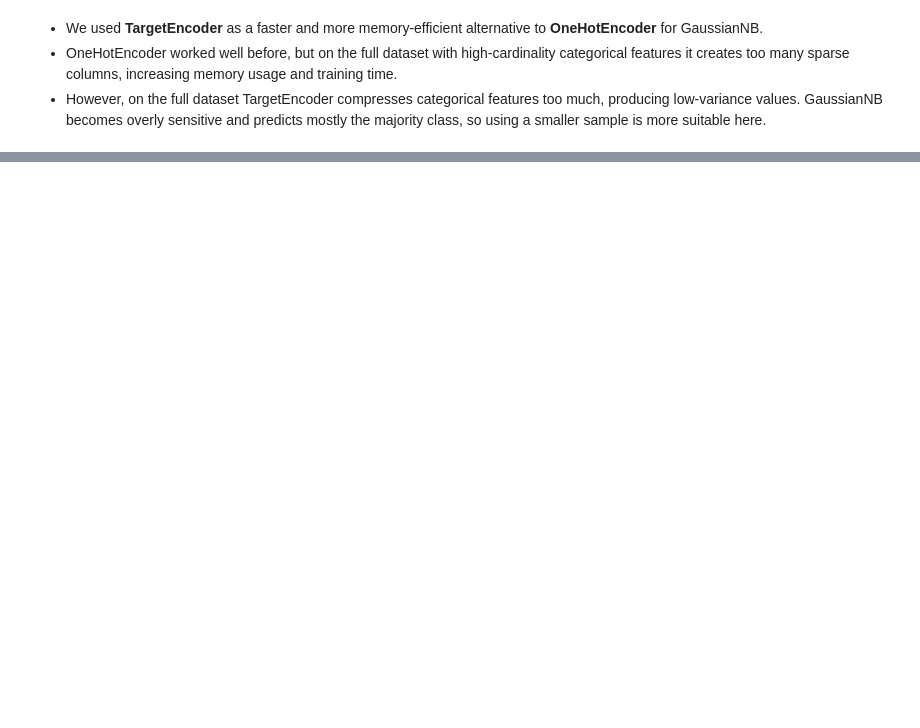
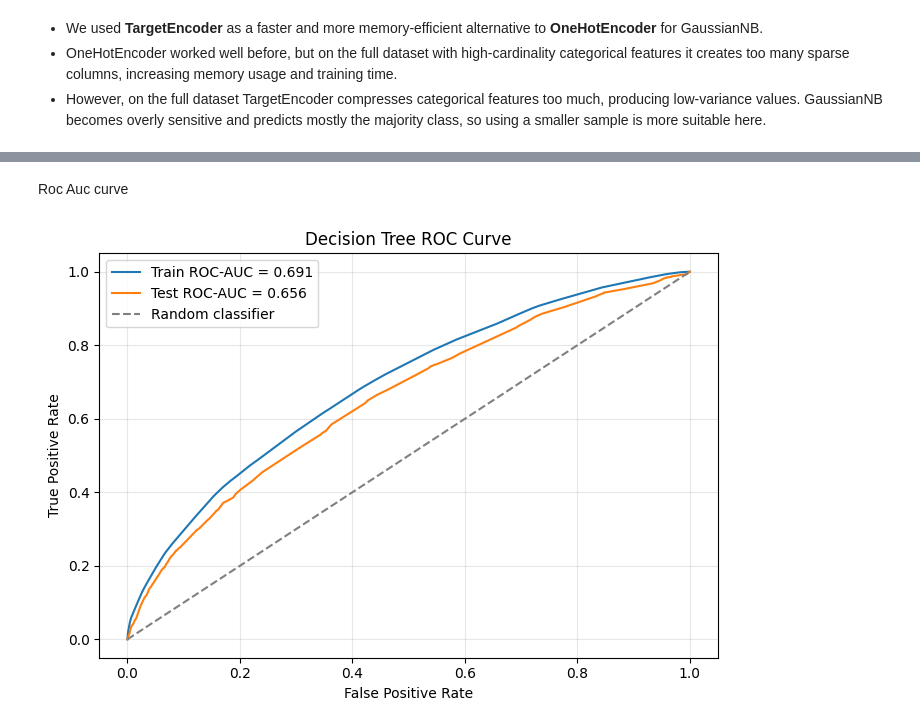
Before and after one commit to AlinaYakubova/ml-flight-felay-prediction, a Jupyter notebook: flight_delay_prediction.ipynb, the cells around one changed output, grey strips where cells are left out. Saved outputs shown, nothing was run; the diff lists cells and outputs as text; code cells hidden in the pictures; blank space fills up the shorter version.

Commit message:
add decision trees

```diff
--- a/flight_delay_prediction.ipynb
+++ b/flight_delay_prediction.ipynb
@@ -1561,0 +1566,20 @@ plt.show()
+# %%
+dt_preprocessor = ColumnTransformer(
+    transformers=[
+        ("num", "passthrough", dt_numeric_features),
+        ("ohe", OneHotEncoder(handle_unknown="ignore"), dt_low_cardinality_features),
+        ("te",  TargetEncoder(smooth="auto"), dt_high_cardinality_features),
+    ],
+    remainder="drop"
+)
+# %%
+dt_pipeline = Pipeline(
+    steps=[
+        ("preprocessing", dt_preprocessor),
+        ("model", DecisionTreeClassifier(
+            max_depth=8,
+            class_weight="balanced",
+            random_state=42,
+        )),
+    ]
+)
@@ -1561,0 +1588,7 @@ plt.show()
+# %%
+X_train_dt_sample = X_train_knn_sample.copy()
+y_train_dt_sample = y_train_knn_sample.copy()
+X_test_dt_sample  = X_test_knn_sample.copy()
+y_test_dt_sample  = y_test_knn_sample.copy()
+# %%
+dt_pipeline.fit(X_train_dt_sample, y_train_dt_sample)
@@ -1561,0 +1642,11 @@ plt.show()
+# %% [markdown]
+Roc Auc curve
+# %%
+plot_roc_curve(
+    dt_pipeline,
+    X_train_dt_sample, y_train_dt_sample,
+    X_test_dt_sample,  y_test_dt_sample,
+    title="Decision Tree ROC Curve"
+)
+# %% [output]
+[figure, added]
```
Also changed, not shown: parts of 129 cells of this notebook, 1 other file.
